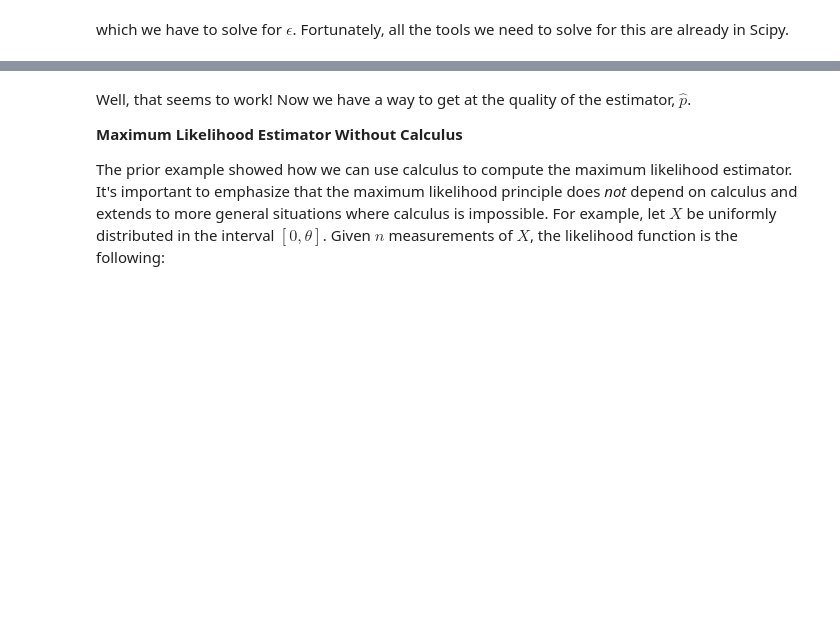
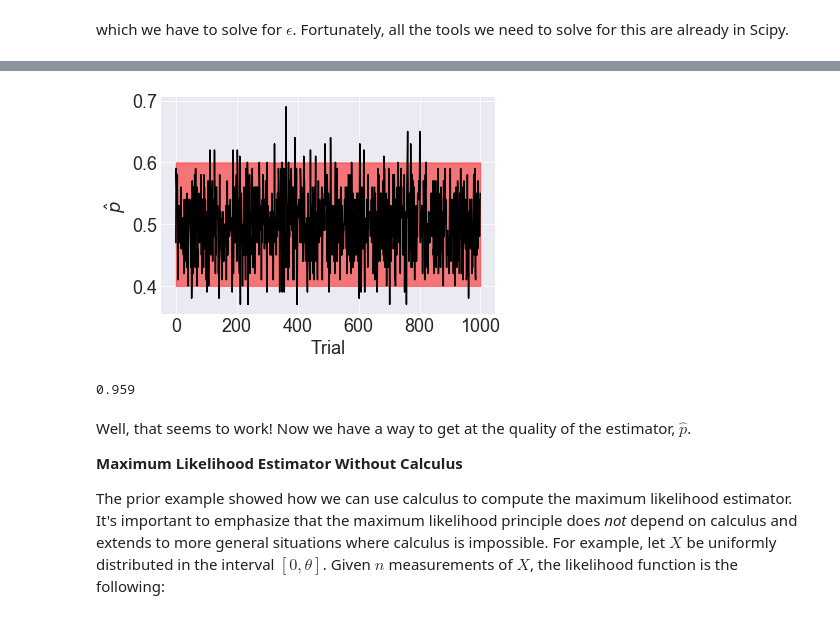
Before and after one commit to hvribeiro/MCSC1, a Jupyter notebook: aulas/03.1 - Introduction to Statistics.ipynb, the cells around one changed output, grey strips where cells are left out. Cells and saved outputs as stored; diff of their text form; code cells hidden in the pictures; blank space fills up the shorter version.

```diff
--- a/aulas/03.1 - Introduction to Statistics.ipynb
+++ b/aulas/03.1 - Introduction to Statistics.ipynb
@@ -1218,3 +1210,14 @@ print 100*np.mean(out)
+# %%
+plt.plot(phat_list,color='k',alpha=1)
+plt.fill_between(np.arange(1000),[0.4]*1000, [0.6]*1000, alpha=0.5, color='red')
+plt.xlabel('Trial')
+plt.ylabel(r'$\hat{p}$');
+# %% [output]
+[figure, added]
+# %%
+np.mean(np.abs(phat_list-0.5)<0.5/5)
+# %% [output]
+0.959
 # %% [markdown]
  Well, that seems to work! Now we have a way to get at the quality of
 the estimator, $\hat{p}$.
```
Also changed, not shown: parts of 34 cells of this notebook, 1 other file.
